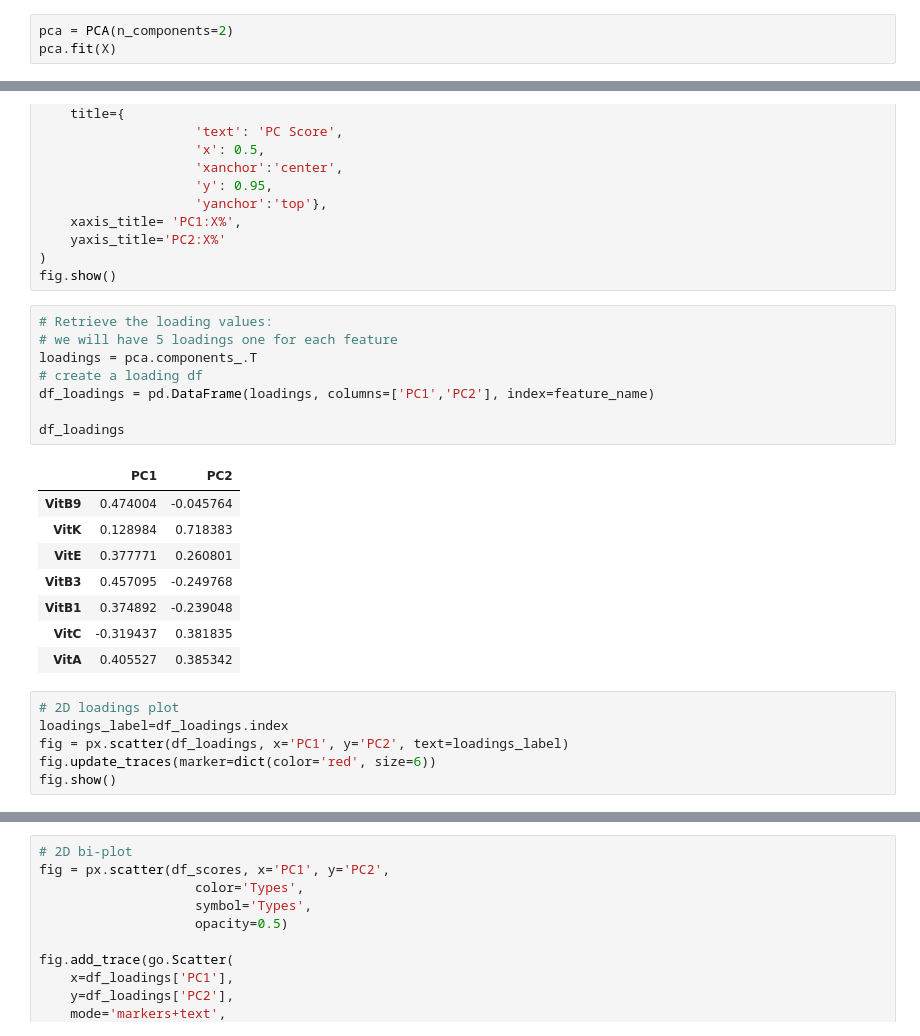
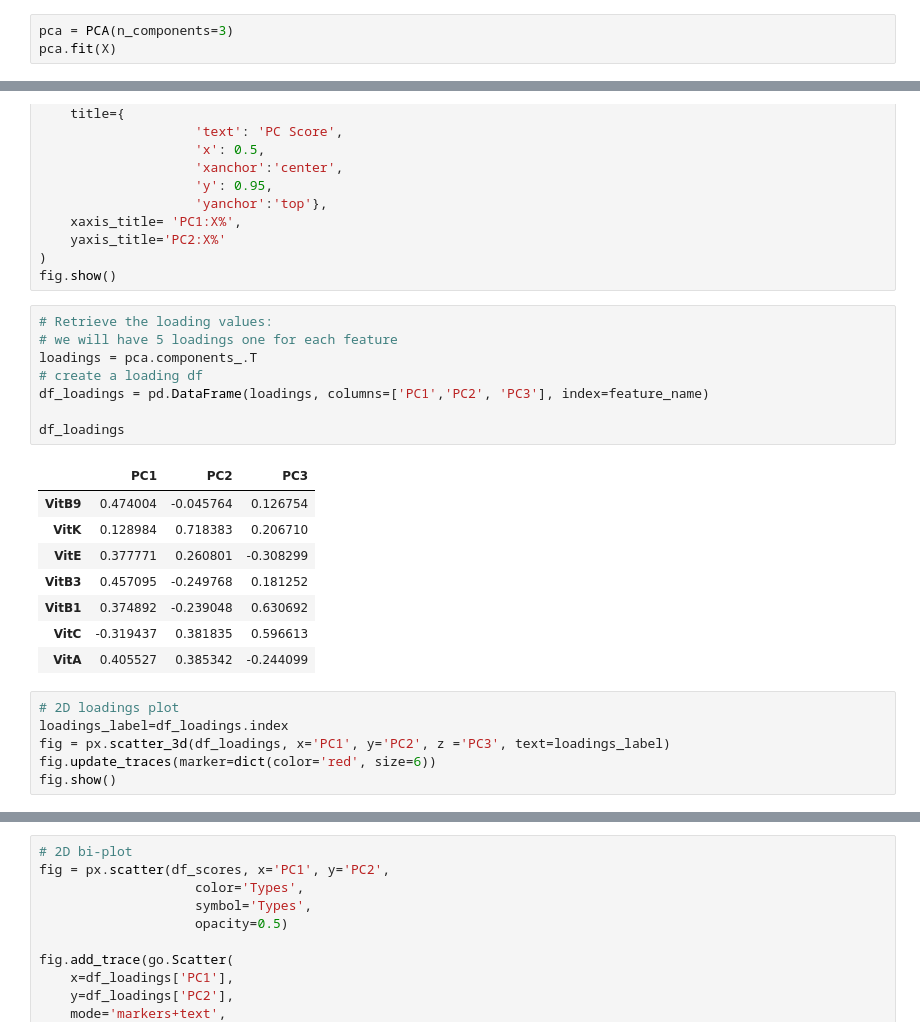
Before and after one commit to Jadelu03/M2_project, a Jupyter notebook: Task2.ipynb, the cells around one changed output, grey strips where cells are left out. Cells and saved outputs as stored; diff of their text form.

```diff
--- a/Task2.ipynb
+++ b/Task2.ipynb
@@ -486,6 +488,6 @@ print(Y.shape)
 # data scaling
 X = scale(X)
 # %%
-pca = PCA(n_components=2)
+pca = PCA(n_components=3)
 pca.fit(X)
 # %% [output]
@@ -648,24 +652,24 @@ fig.show()
 # %%
 # Retrieve the loading values:
 # we will have 5 loadings one for each feature
 loadings = pca.components_.T
 # create a loading df
-df_loadings = pd.DataFrame(loadings, columns=['PC1','PC2'], index=feature_name)
+df_loadings = pd.DataFrame(loadings, columns=['PC1','PC2', 'PC3'], index=feature_name)
 
 df_loadings
 # %% [output]
-|  | PC1 | PC2 |
-| VitB9 | 0.474004 | -0.045764 |
-| VitK | 0.128984 | 0.718383 |
-| VitE | 0.377771 | 0.260801 |
-| VitB3 | 0.457095 | -0.249768 |
-| VitB1 | 0.374892 | -0.239048 |
-| VitC | -0.319437 | 0.381835 |
-| VitA | 0.405527 | 0.385342 |
+|  | PC1 | PC2 | PC3 |
+| VitB9 | 0.474004 | -0.045764 | 0.126754 |
+| VitK | 0.128984 | 0.718383 | 0.206710 |
+| VitE | 0.377771 | 0.260801 | -0.308299 |
+| VitB3 | 0.457095 | -0.249768 | 0.181252 |
+| VitB1 | 0.374892 | -0.239048 | 0.630692 |
+| VitC | -0.319437 | 0.381835 | 0.596613 |
+| VitA | 0.405527 | 0.385342 | -0.244099 |
 # %%
 # 2D loadings plot
 loadings_label=df_loadings.index
-fig = px.scatter(df_loadings, x='PC1', y='PC2', text=loadings_label)
+fig = px.scatter_3d(df_loadings, x='PC1', y='PC2', z ='PC3', text=loadings_label)
 fig.update_traces(marker=dict(color='red', size=6))
 fig.show()
 # %%
```
Also changed, not shown: parts of 13 cells of this notebook.
